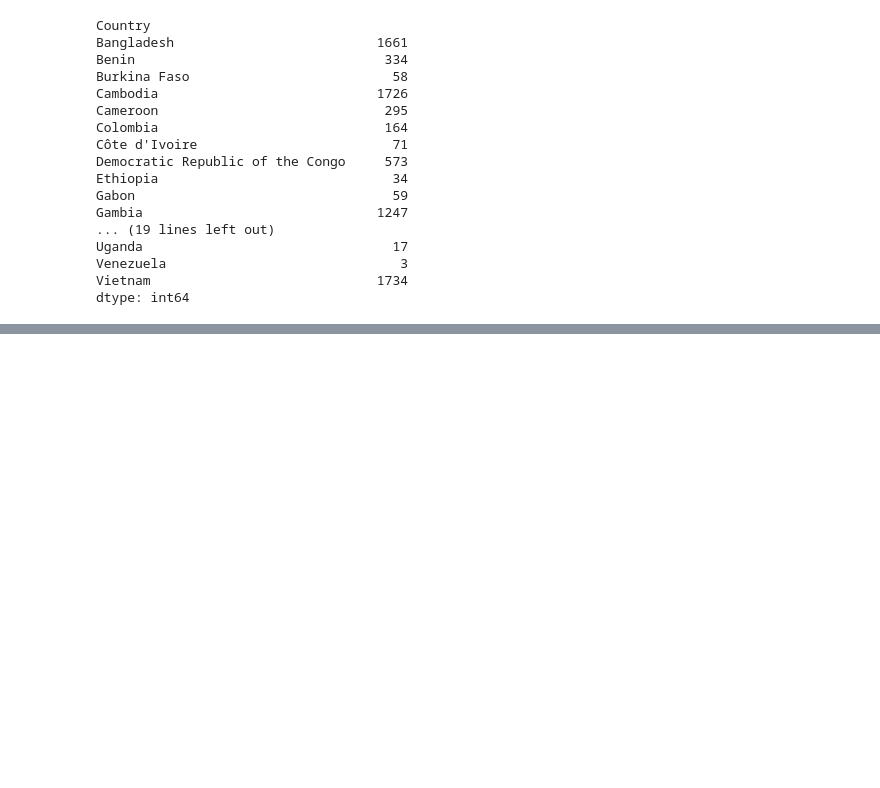
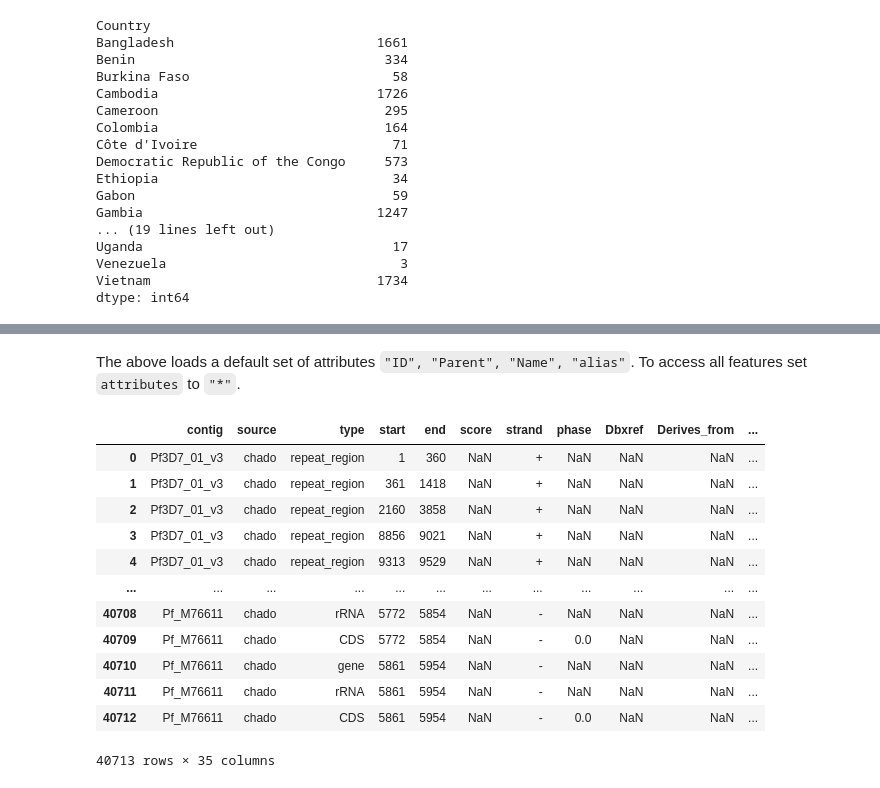
Before and after one commit to malariagen/parasite-data, a Jupyter notebook: docs/pf7/Data_exploration.ipynb, the cells around one changed output, grey strips where cells are left out. Drawn from its saved outputs; the diff is of its cells as text; code cells hidden in the pictures; blank space fills up the shorter version.

```diff
--- a/docs/pf7/Data_exploration.ipynb
+++ b/docs/pf7/Data_exploration.ipynb
@@ -231,0 +284,18 @@ gt_colombia
+# %% [markdown]
+The above loads a default set of attributes `"ID", "Parent", "Name", "alias"`. To access all features set `attributes` to `"*"`.
+# %%
+pf7.genome_features(attributes="*")
+# %% [output]
+|  | contig | source | type | start | end | score | strand | phase | Dbxref | Derives_from | ... |
+| 0 | Pf3D7_01_v3 | chado | repeat_region | 1 | 360 | NaN | + | NaN | NaN | NaN | ... |
+| 1 | Pf3D7_01_v3 | chado | repeat_region | 361 | 1418 | NaN | + | NaN | NaN | NaN | ... |
+| 2 | Pf3D7_01_v3 | chado | repeat_region | 2160 | 3858 | NaN | + | NaN | NaN | NaN | ... |
+| 3 | Pf3D7_01_v3 | chado | repeat_region | 8856 | 9021 | NaN | + | NaN | NaN | NaN | ... |
+| 4 | Pf3D7_01_v3 | chado | repeat_region | 9313 | 9529 | NaN | + | NaN | NaN | NaN | ... |
+| ... | ... | ... | ... | ... | ... | ... | ... | ... | ... | ... | ... |
+| 40708 | Pf_M76611 | chado | rRNA | 5772 | 5854 | NaN | - | NaN | NaN | NaN | ... |
+| 40709 | Pf_M76611 | chado | CDS | 5772 | 5854 | NaN | - | 0.0 | NaN | NaN | ... |
+| 40710 | Pf_M76611 | chado | gene | 5861 | 5954 | NaN | - | NaN | NaN | NaN | ... |
+| 40711 | Pf_M76611 | chado | rRNA | 5861 | 5954 | NaN | - | NaN | NaN | NaN | ... |
+| 40712 | Pf_M76611 | chado | CDS | 5861 | 5954 | NaN | - | 0.0 | NaN | NaN | ... |
+40713 rows × 35 columns
```
Also changed, not shown: parts of 57 cells of this notebook.
